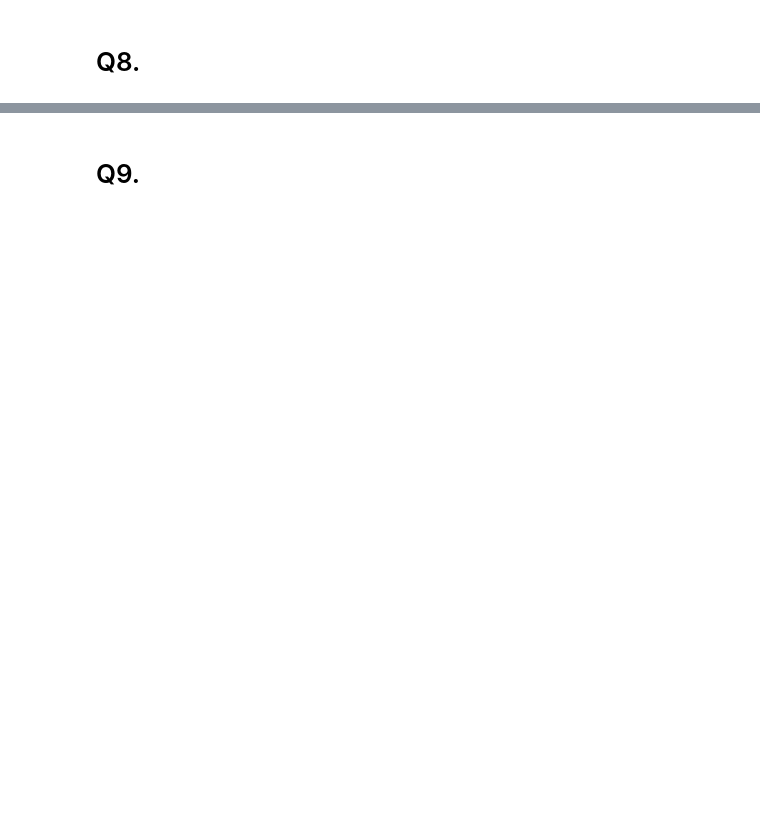
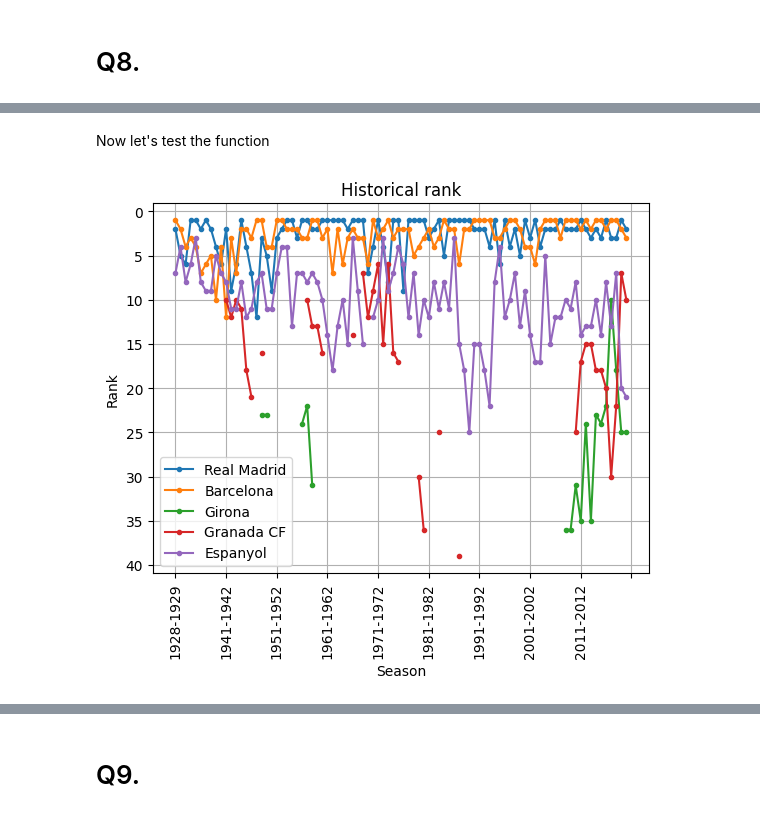
Before and after one commit to Raherol/la-quiniela, a Jupyter notebook: analysis/LaLigaDataAnalysis.ipynb, the cells around one changed output, grey strips where cells are left out. Drawn from its saved outputs; the diff is of its cells as text; code cells hidden in the pictures; blank space fills up the shorter version.

```diff
--- a/analysis/LaLigaDataAnalysis.ipynb
+++ b/analysis/LaLigaDataAnalysis.ipynb
@@ -377,0 +411,38 @@ season_standings['T'] = season_standings.apply(tie_condition, axis = 1)
+# %%
+from matplotlib.ticker import MaxNLocator
+
+def fill_empty_ranks(row, team_rank_history):
+    if len(team_rank_history[team_rank_history['Season'] == row['Season']]) > 0:
+        season_rank = team_rank_history[team_rank_history['Season'] == row['Season']]
+        row['Rank'] = season_rank['Rank']
+    else: row['Rank'] = np.nan
+    return row
+
+def historical_rank(*args, legend = False):
+    season_and_rank = pd.DataFrame()
+    season_and_rank['Season'] = season_standings['Season'].unique()
+    season_and_rank['Rank'] = np.nan
+    for arg in args:
+        team_rank_history = season_standings[season_standings['Team'] == arg]
+        team_rank_history = team_rank_history.apply(lambda row: adjust_rank(row), axis = 1)
+        season_and_rank = season_and_rank.apply(lambda row: fill_empty_ranks(row, team_rank_history), axis = 1)
+        season_and_rank = season_and_rank.sort_values(by = 'Season', ascending = True).reset_index(drop = True)
+        plt.plot(season_and_rank['Season'], season_and_rank['Rank'], label = arg, marker='.', linestyle='-')
+
+    plt.xlabel('Season')
+    ax = plt.gca()
+    ax.xaxis.set_major_locator(MaxNLocator(integer=True, prune='both'))
+    plt.xticks(rotation = 90)
+    plt.ylabel('Rank')
+    plt.gca().invert_yaxis()
+    plt.title('Historical rank')
+    plt.grid(True)
+    if legend == True:
+        plt.legend()
+    plt.show()
+# %% [markdown]
+Now let's test the function
+# %%
+historical_rank('Real Madrid', 'Barcelona', 'Girona', 'Granada CF', 'Espanyol', legend = True)
+# %% [output]
+[figure, added]
```
Also changed, not shown: parts of 29 cells of this notebook, 1 other file.
